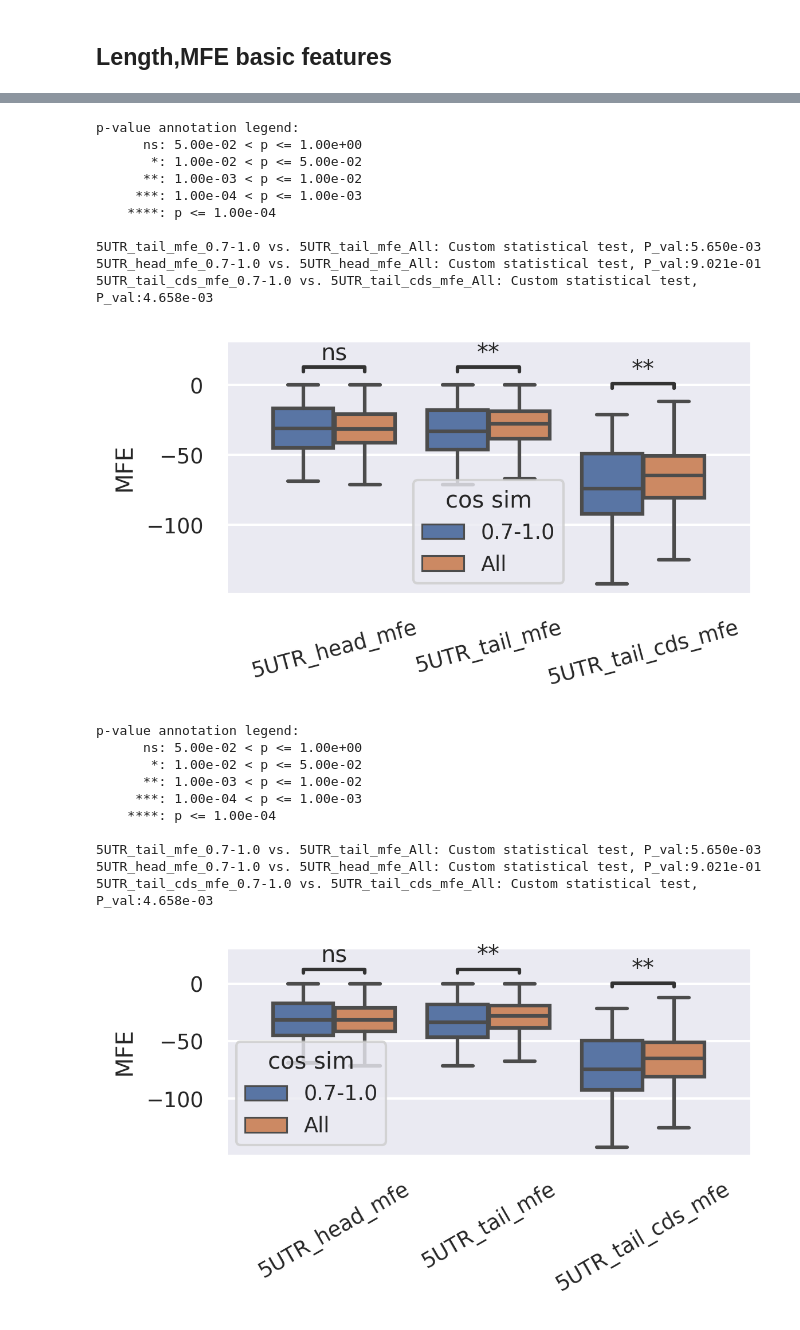
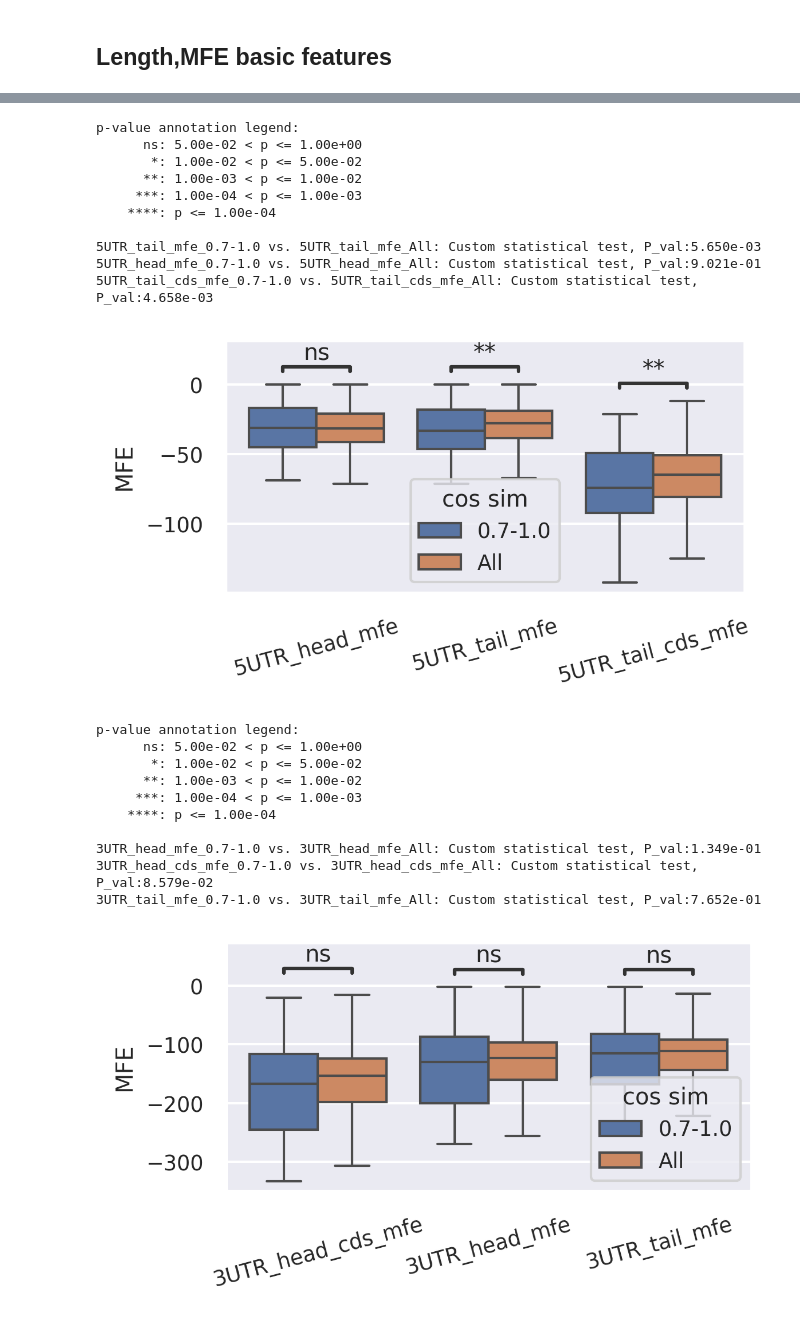
Before and after one commit to hmdlab/utr_pairpred, a Jupyter notebook: notebooks/sequential_analysis.ipynb, the cells around one changed output, grey strips where cells are left out. Saved outputs shown, nothing was run; the diff lists cells and outputs as text; code cells hidden in the pictures.

```diff
--- a/notebooks/sequential_analysis.ipynb
+++ b/notebooks/sequential_analysis.ipynb
@@ -448,12 +114,8 @@ def concat_df(tot_df:pd.DataFrame,ribo:pd.DataFrame,rna:pd.DataFrame):
 # %%
+seq_df = pd.read_csv('../data/human/gencode44_utr_gene_unique_cdhit09_mfe.csv')
+cl_dir = "../results/runs/contrastive_learning_10fold_rinalmo_whole_ave_seed1"
 
-#seq_df = pd.read_csv('/home/ksuga/whole_mrna_predictor/UTR_PairPred/data/human/gencode44_utr_gene_unique_cdhit09.csv')
-seq_df = pd.read_csv('../data/human/gencode44_utr_gene_unique_cdhit09_mfe.csv')
-remover= lambda x:x.split(".")[0]
-
-#cl_dir = "/home/ksuga/whole_mrna_predictor/UTR_PairPred/results/runs/contrastive_learning_10fold_shuffle_seed0"
-cl_dir = "/home/ksuga/whole_mrna_predictor/UTR_PairPred/results/runs/contrastive_learning_10fold_rinalmo_whole_ave_seed1"
-tot_df_cl = create_total_df(cl_dir,seq_df)
-tot_df_cl=tot_df_cl.drop("ENST_ID",axis=1).rename(columns={"ENST_ID_PRE":"ENST_ID"})
+total_df_cl = create_total_df(cl_dir,seq_df)
+total_df_cl=total_df_cl.drop("ENST_ID",axis=1).rename(columns={"ENST_ID_PRE":"ENST_ID"})
 # %% [markdown]
 ## Length,MFE basic features
@@ -460,10 +153,19 @@ tot_df_cl=tot_df_cl.drop("ENST_ID",axis=1).rename(columns={"ENST_ID_PRE":"ENST_I
 # %%
+# Around 5'UTR
 targets = ['5UTR_head_mfe','5UTR_tail_mfe','5UTR_tail_cds_mfe']
-#targets= ['3UTR_head_cds_mfe','3UTR_head_mfe','3UTR_tail_mfe']
-violin_data_dic,tick_names,bin_df = data_binning(tot_df_cl,target_labels=targets)
+violin_data_dic,tick_names,bin_df = data_binning(total_df_cl,target_labels=targets)
 
-boxplot_targets_topbin(tot_df_cl,all_targets=targets,violin_data_dic=violin_data_dic,tick_names=tick_names,save_name='boxplot_mfe_utr5_all_in_one',values_name='MFE',tick_name='cos sim',target_name=' ')
-#boxplot_targets_topbin_difax(tot_df_cl,all_targets=targets,violin_data_dic=violin_data_dic,tick_names=tick_names,save_name='boxplot_length_eachax',values_name='length',tick_name='cos sim',target_name=' ')
+boxplot_targets_topbin(
+    total_df_cl,
+    all_targets=targets,
+    violin_data_dic=violin_data_dic,
+    tick_names=tick_names,
+    #save_name="boxplot_mfe_utr5_all_in_one",
+    values_name="MFE",
+    tick_name="cos sim",
+    target_name=" ",
+    figsize=(4, 2.5),
+)
 # %% [output]
 p-value annotation legend:
       ns: 5.00e-02 < p <= 1.00e+00
@@ -475,22 +177,32 @@ p-value annotation legend:
 5UTR_tail_mfe_0.7-1.0 vs. 5UTR_tail_mfe_All: Custom statistical test, P_val:5.650e-03
 5UTR_head_mfe_0.7-1.0 vs. 5UTR_head_mfe_All: Custom statistical test, P_val:9.021e-01
 5UTR_tail_cds_mfe_0.7-1.0 vs. 5UTR_tail_cds_mfe_All: Custom statistical test, P_val:4.658e-03
-[figure, old version]
+[figure, new version]
 # %%
-targets = ['5UTR_head_mfe','5UTR_tail_mfe','5UTR_tail_cds_mfe']
-violin_data_dic,tick_names,bin_df = data_binning(tot_df_cl,target_labels=targets)
+# Around 3'UTR
+targets= ['3UTR_head_cds_mfe','3UTR_head_mfe','3UTR_tail_mfe']
+violin_data_dic, tick_names, bin_df = data_binning(total_df_cl, target_labels=targets)
 
-boxplot_targets_topbin(tot_df_cl,all_targets=targets,violin_data_dic=violin_data_dic,tick_names=tick_names,save_name='boxplot_mfe_utr5_all_in_one',values_name='MFE',tick_name='cos sim',target_name=' ')
-#boxplot_targets_topbin_difax(tot_df_cl,all_targets=targets,violin_data_dic=violin_data_dic,tick_names=tick_names,save_name='boxplot_length_eachax',values_name='length',tick_name='cos sim',target_name=' ')
+boxplot_targets_topbin(
+    total_df_cl,
+    all_targets=targets,
+    violin_data_dic=violin_data_dic,
+    tick_names=tick_names,
+    #save_name="boxplot_mfe_utr3_all_in_one",
+    values_name="MFE",
+    tick_name="cos sim",
+    target_name=" ",
+    figsize=(4, 2.5),
+)
 # %% [output]
 p-value annotation legend:
       ns: 5.00e-02 < p <= 1.00e+00
        *: 1.00e-02 < p <= 5.00e-02
       **: 1.00e-03 < p <= 1.00e-02
      ***: 1.00e-04 < p <= 1.00e-03
     ****: p <= 1.00e-04
 
-5UTR_tail_mfe_0.7-1.0 vs. 5UTR_tail_mfe_All: Custom statistical test, P_val:5.650e-03
-5UTR_head_mfe_0.7-1.0 vs. 5UTR_head_mfe_All: Custom statistical test, P_val:9.021e-01
-5UTR_tail_cds_mfe_0.7-1.0 vs. 5UTR_tail_cds_mfe_All: Custom statistical test, P_val:4.658e-03
+3UTR_head_mfe_0.7-1.0 vs. 3UTR_head_mfe_All: Custom statistical test, P_val:1.349e-01
+3UTR_head_cds_mfe_0.7-1.0 vs. 3UTR_head_cds_mfe_All: Custom statistical test, P_val:8.579e-02
+3UTR_tail_mfe_0.7-1.0 vs. 3UTR_tail_mfe_All: Custom statistical test, P_val:7.652e-01
-[figure, old version]
+[figure, new version]
```
Also changed, not shown: parts of 27 cells of this notebook, 3 other files.
